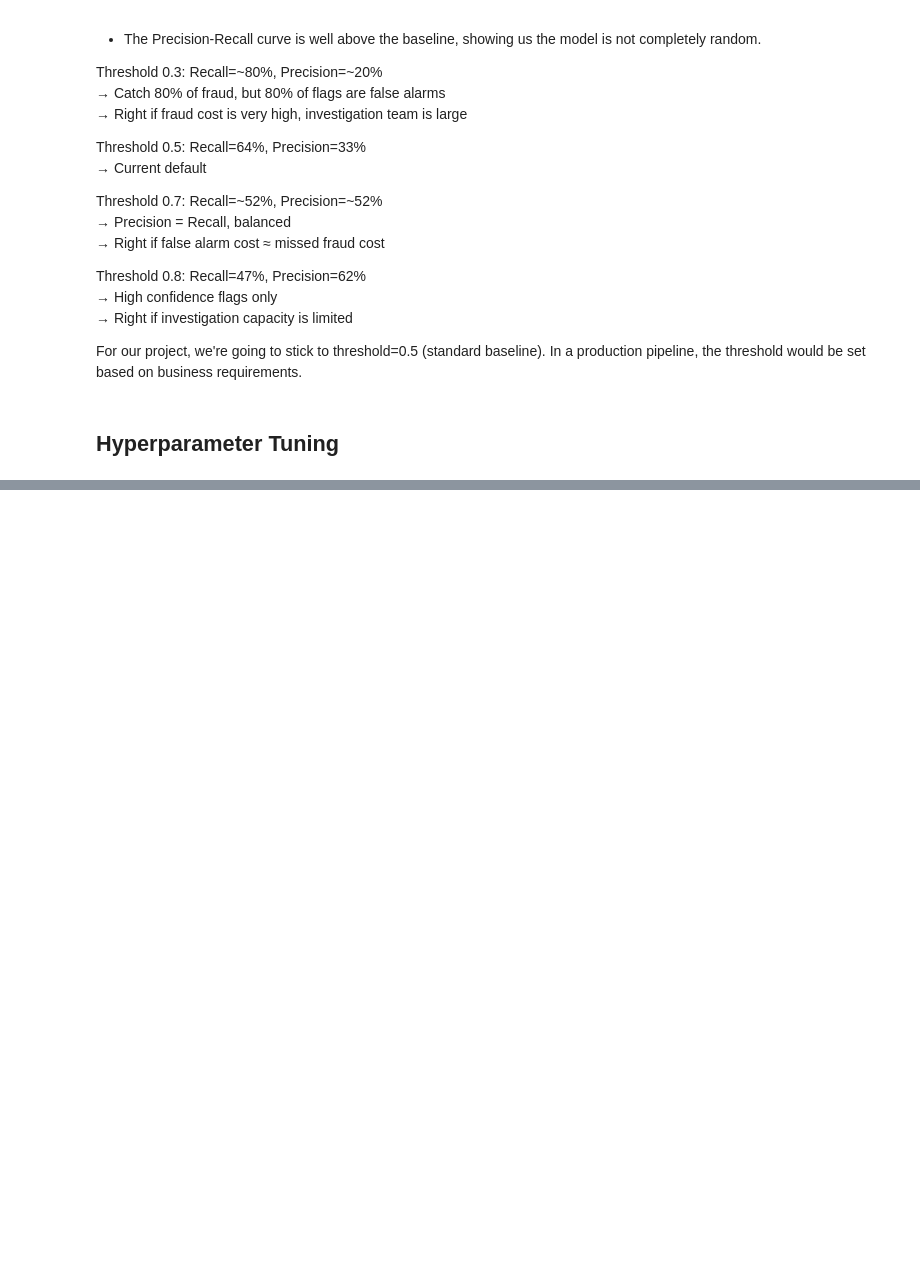
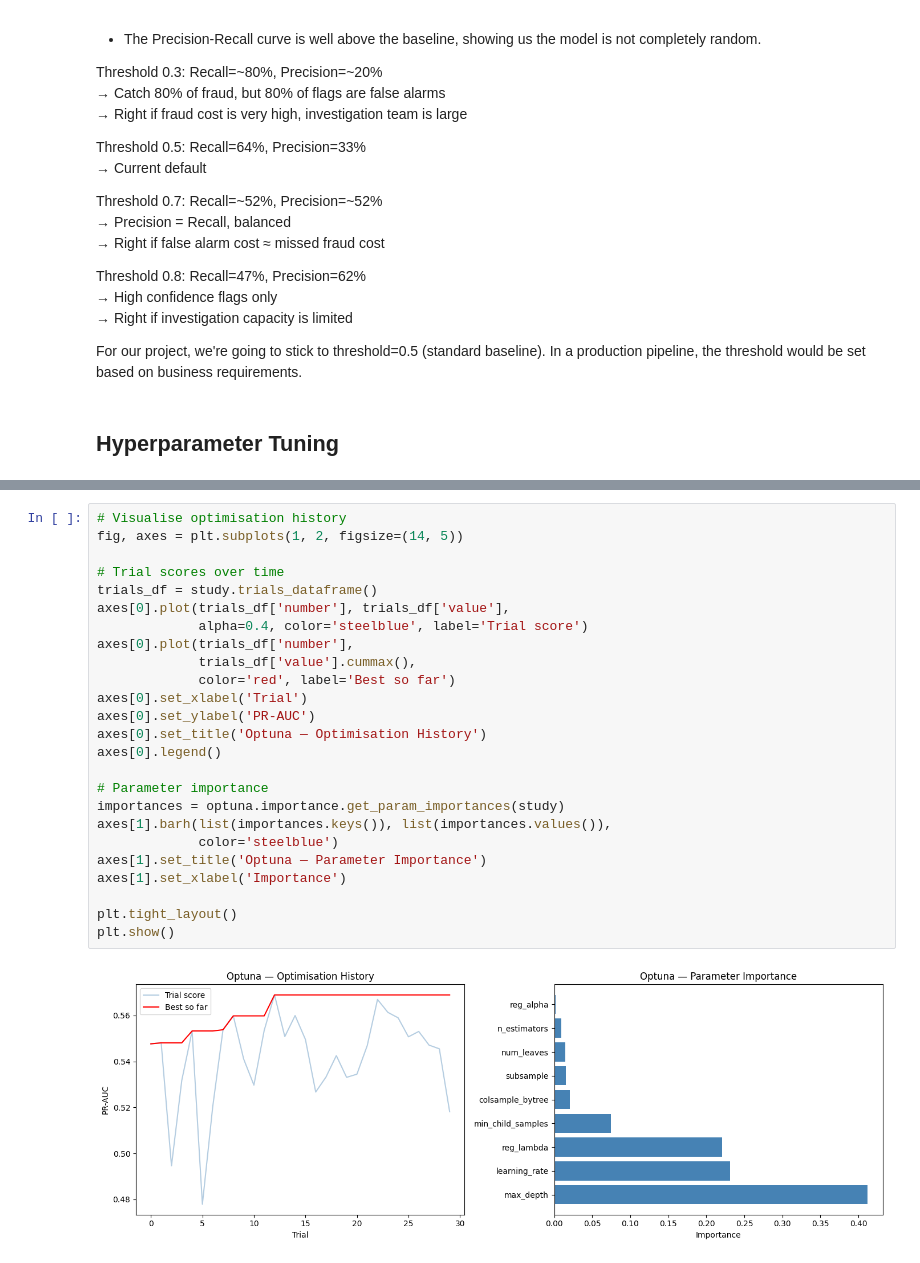
Before and after one commit to Mansi-Jadhav/End-to-End-Fraud-Detection, a Jupyter notebook: 3. Modelling.ipynb, the cells around one changed output, grey strips where cells are left out. Drawn from its saved outputs; the diff is of its cells as text; blank space fills up the shorter version.

```diff
--- a/3. Modelling.ipynb
+++ b/3. Modelling.ipynb
@@ -523,0 +579,27 @@ Fitting 3 folds for each of 30 candidates, totalling 90 fits
+# %%
+# Visualise optimisation history
+fig, axes = plt.subplots(1, 2, figsize=(14, 5))
+
+# Trial scores over time
+trials_df = study.trials_dataframe()
+axes[0].plot(trials_df['number'], trials_df['value'],
+             alpha=0.4, color='steelblue', label='Trial score')
+axes[0].plot(trials_df['number'],
+             trials_df['value'].cummax(),
+             color='red', label='Best so far')
+axes[0].set_xlabel('Trial')
+axes[0].set_ylabel('PR-AUC')
+axes[0].set_title('Optuna — Optimisation History')
+axes[0].legend()
+
+# Parameter importance
+importances = optuna.importance.get_param_importances(study)
+axes[1].barh(list(importances.keys()), list(importances.values()),
+             color='steelblue')
+axes[1].set_title('Optuna — Parameter Importance')
+axes[1].set_xlabel('Importance')
+
+plt.tight_layout()
+plt.show()
+# %% [output]
+[figure, added]
```
Also changed, not shown: parts of 26 cells of this notebook.
